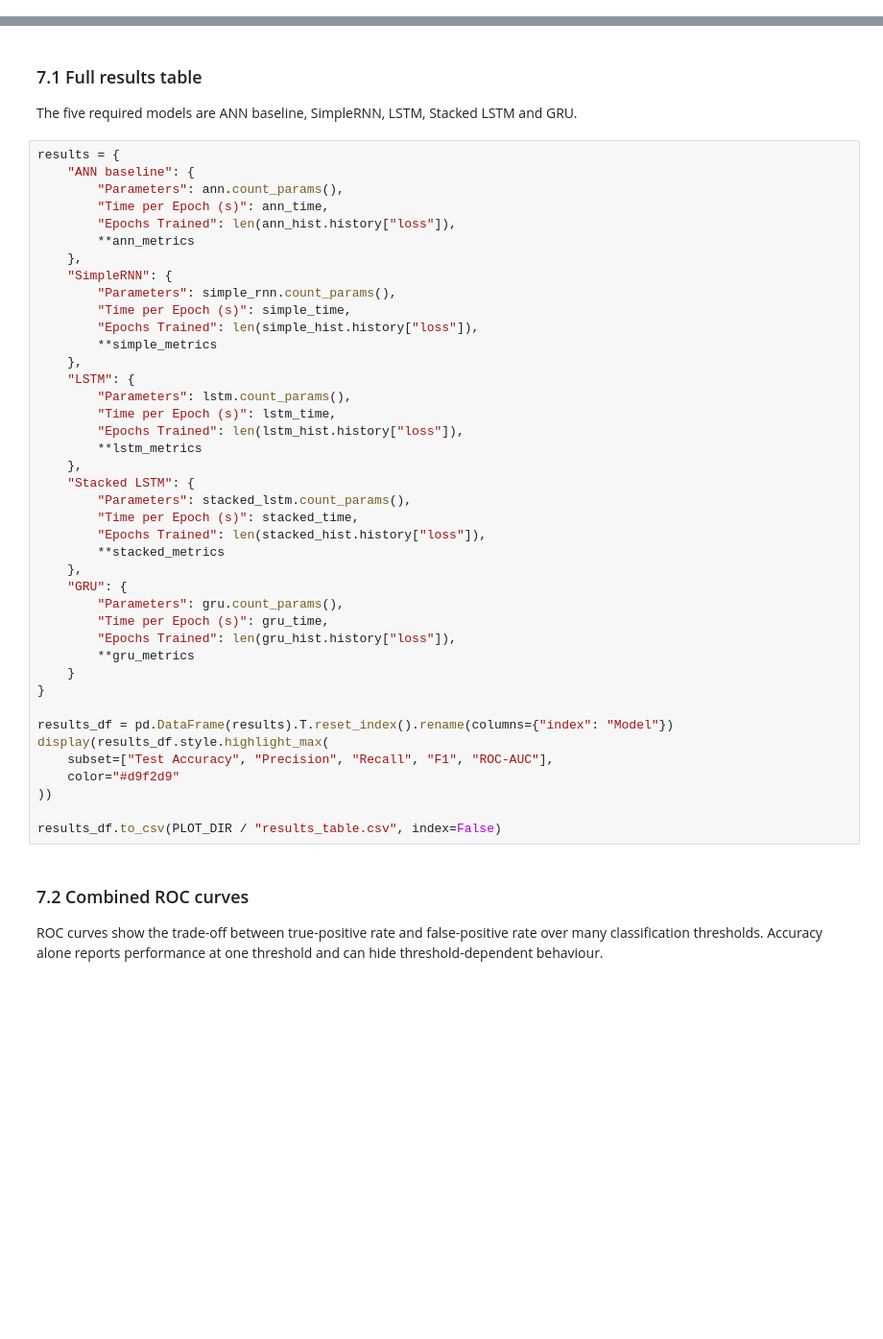
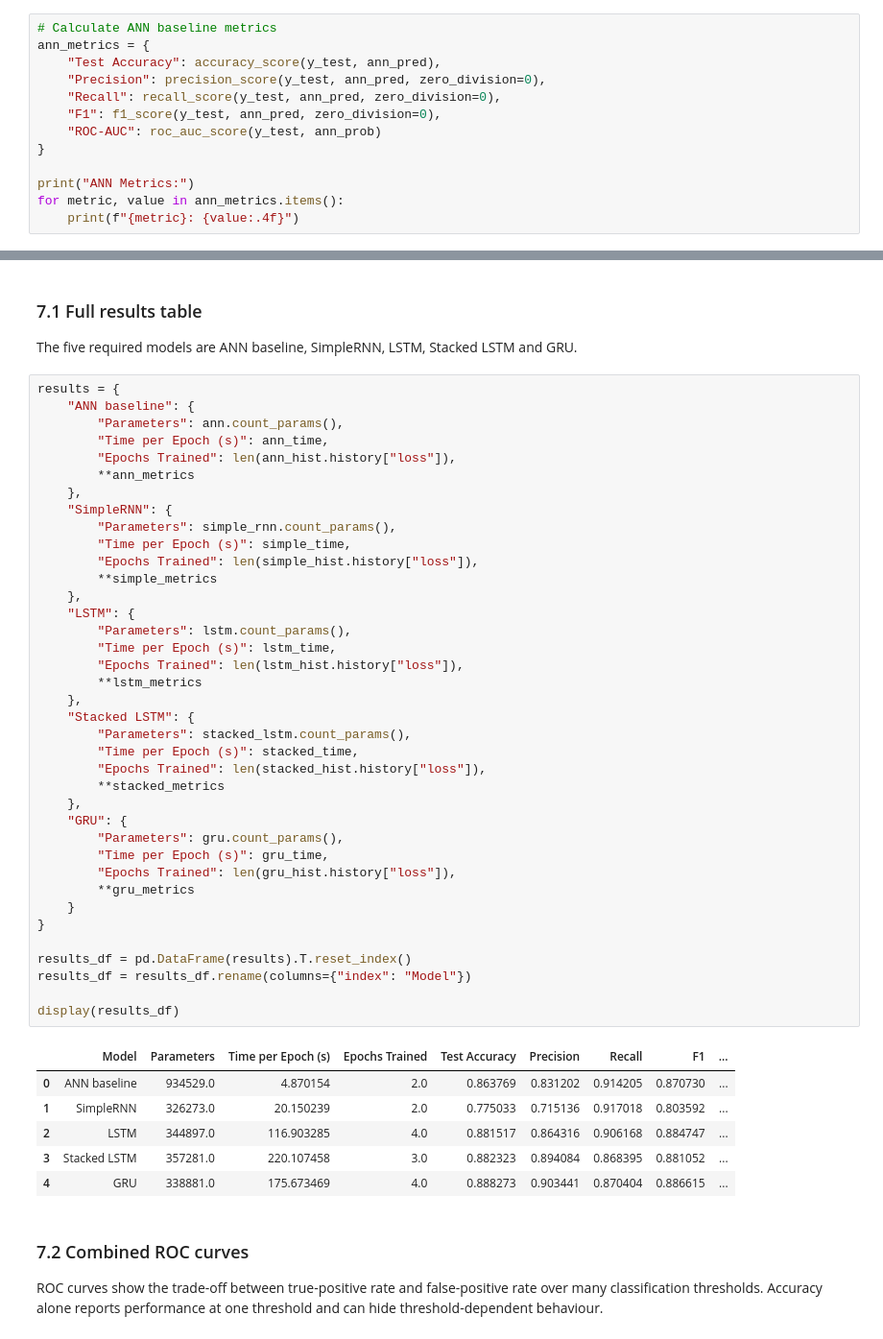
Before and after one commit to dishalukhi123/deep-learning-pr5-sentiment-analysis, a Jupyter notebook: DL_PR5.ipynb, the cells around one changed output, grey strips where cells are left out. Shown at 96% size. Cells and saved outputs as stored; diff of their text form; blank space fills up the shorter version.

```diff
--- a/DL_PR5.ipynb
+++ b/DL_PR5.ipynb
@@ -996,0 +1236,13 @@ plt.show()
+# %%
+# Calculate ANN baseline metrics
+ann_metrics = {
+    "Test Accuracy": accuracy_score(y_test, ann_pred),
+    "Precision": precision_score(y_test, ann_pred, zero_division=0),
+    "Recall": recall_score(y_test, ann_pred, zero_division=0),
+    "F1": f1_score(y_test, ann_pred, zero_division=0),
+    "ROC-AUC": roc_auc_score(y_test, ann_prob)
+}
+
+print("ANN Metrics:")
+for metric, value in ann_metrics.items():
+    print(f"{metric}: {value:.4f}")
@@ -1008,39 +1267,43 @@ results = {
         "Epochs Trained": len(ann_hist.history["loss"]),
         **ann_metrics
     },
     "SimpleRNN": {
         "Parameters": simple_rnn.count_params(),
         "Time per Epoch (s)": simple_time,
         "Epochs Trained": len(simple_hist.history["loss"]),
         **simple_metrics
     },
     "LSTM": {
         "Parameters": lstm.count_params(),
         "Time per Epoch (s)": lstm_time,
         "Epochs Trained": len(lstm_hist.history["loss"]),
         **lstm_metrics
     },
     "Stacked LSTM": {
         "Parameters": stacked_lstm.count_params(),
         "Time per Epoch (s)": stacked_time,
         "Epochs Trained": len(stacked_hist.history["loss"]),
         **stacked_metrics
     },
     "GRU": {
         "Parameters": gru.count_params(),
         "Time per Epoch (s)": gru_time,
         "Epochs Trained": len(gru_hist.history["loss"]),
         **gru_metrics
     }
 }
 
-results_df = pd.DataFrame(results).T.reset_index().rename(columns={"index": "Model"})
-display(results_df.style.highlight_max(
-    subset=["Test Accuracy", "Precision", "Recall", "F1", "ROC-AUC"],
-    color="#d9f2d9"
-))
+results_df = pd.DataFrame(results).T.reset_index()
+results_df = results_df.rename(columns={"index": "Model"})
 
-results_df.to_csv(PLOT_DIR / "results_table.csv", index=False)
+display(results_df)
+# %% [output]
+|  | Model | Parameters | Time per Epoch (s) | Epochs Trained | Test Accuracy | Precision | Recall | F1 | ... |
+| 0 | ANN baseline | 934529.0 | 4.870154 | 2.0 | 0.863769 | 0.831202 | 0.914205 | 0.870730 | ... |
+| 1 | SimpleRNN | 326273.0 | 20.150239 | 2.0 | 0.775033 | 0.715136 | 0.917018 | 0.803592 | ... |
+| 2 | LSTM | 344897.0 | 116.903285 | 4.0 | 0.881517 | 0.864316 | 0.906168 | 0.884747 | ... |
+| 3 | Stacked LSTM | 357281.0 | 220.107458 | 3.0 | 0.882323 | 0.894084 | 0.868395 | 0.881052 | ... |
+| 4 | GRU | 338881.0 | 175.673469 | 4.0 | 0.888273 | 0.903441 | 0.870404 | 0.886615 | ... |
 # %% [markdown]
 ### 7.2 Combined ROC curves
 
```
Also changed, not shown: parts of 35 cells of this notebook, 17 other files.
